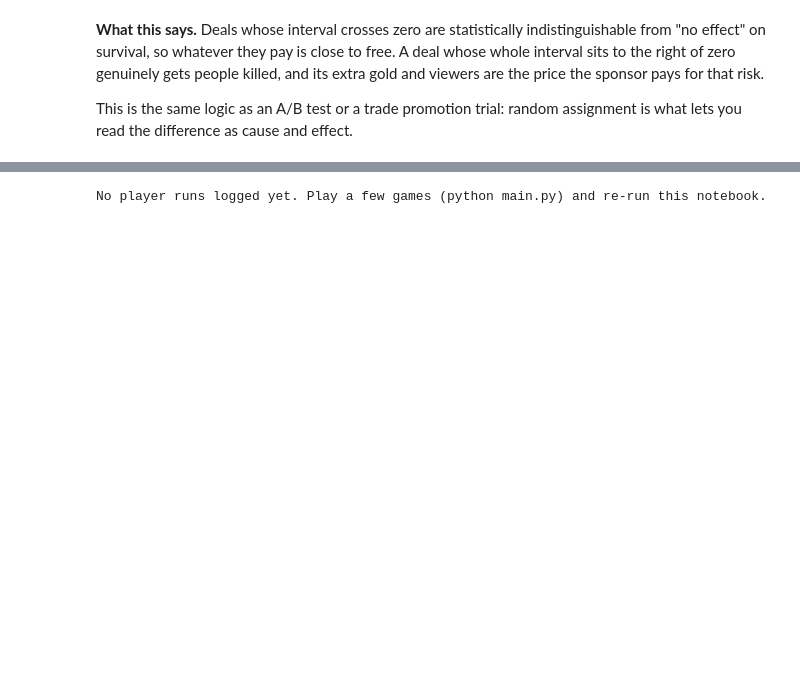
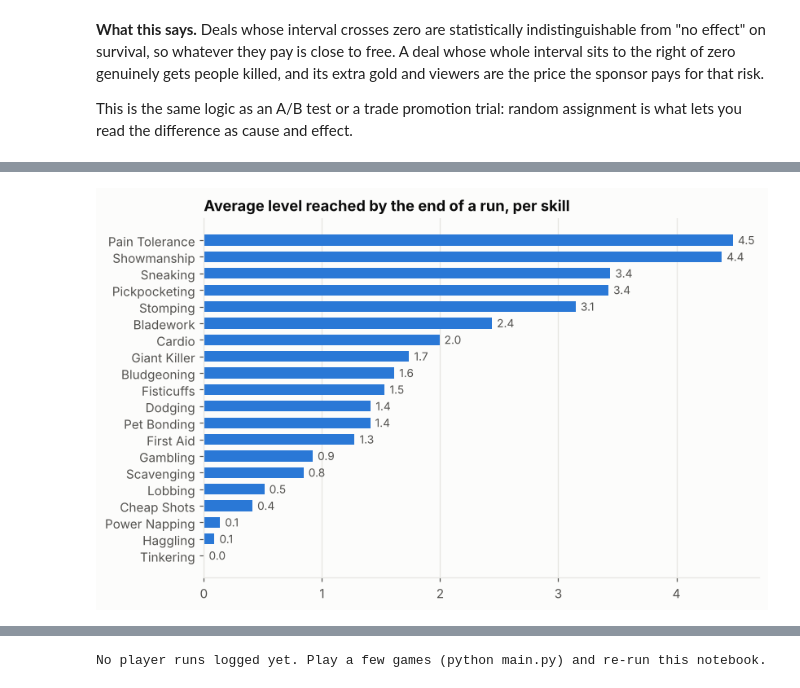
Before and after one commit to DarylHS/crawl-live, a Jupyter notebook: analysis/01_run_analysis.ipynb, the cells around one changed output, grey strips where cells are left out. Drawn from its saved outputs; the diff is of its cells as text; code cells hidden in the pictures; blank space fills up the shorter version.

```diff
--- a/analysis/01_run_analysis.ipynb
+++ b/analysis/01_run_analysis.ipynb
@@ -226,0 +233,14 @@ This is the same logic as an A/B test or a trade promotion trial: random assignm
+# %%
+from crawler.practice import SKILLS as PRACTICE
+practice = load("practice")
+mean_level = practice.groupby("skill")["level"].mean().sort_values()
+fig, ax = plt.subplots(figsize=(8, 5.2))
+ax.barh([PRACTICE[k]["name"] for k in mean_level.index], mean_level.values, color=SEQUENTIAL, height=0.65)
+for i, v in enumerate(mean_level.values):
+    ax.annotate(f"{v:.1f}", (v, i), xytext=(4, 0), textcoords="offset points", va="center",
+                color=TEXT_2, fontsize=9)
+value_grid(ax)
+ax.set_title("Average level reached by the end of a run, per skill")
+plt.show()
+# %% [output]
+[figure, added]
```
Also changed, not shown: parts of 13 cells of this notebook, 27 other files.
